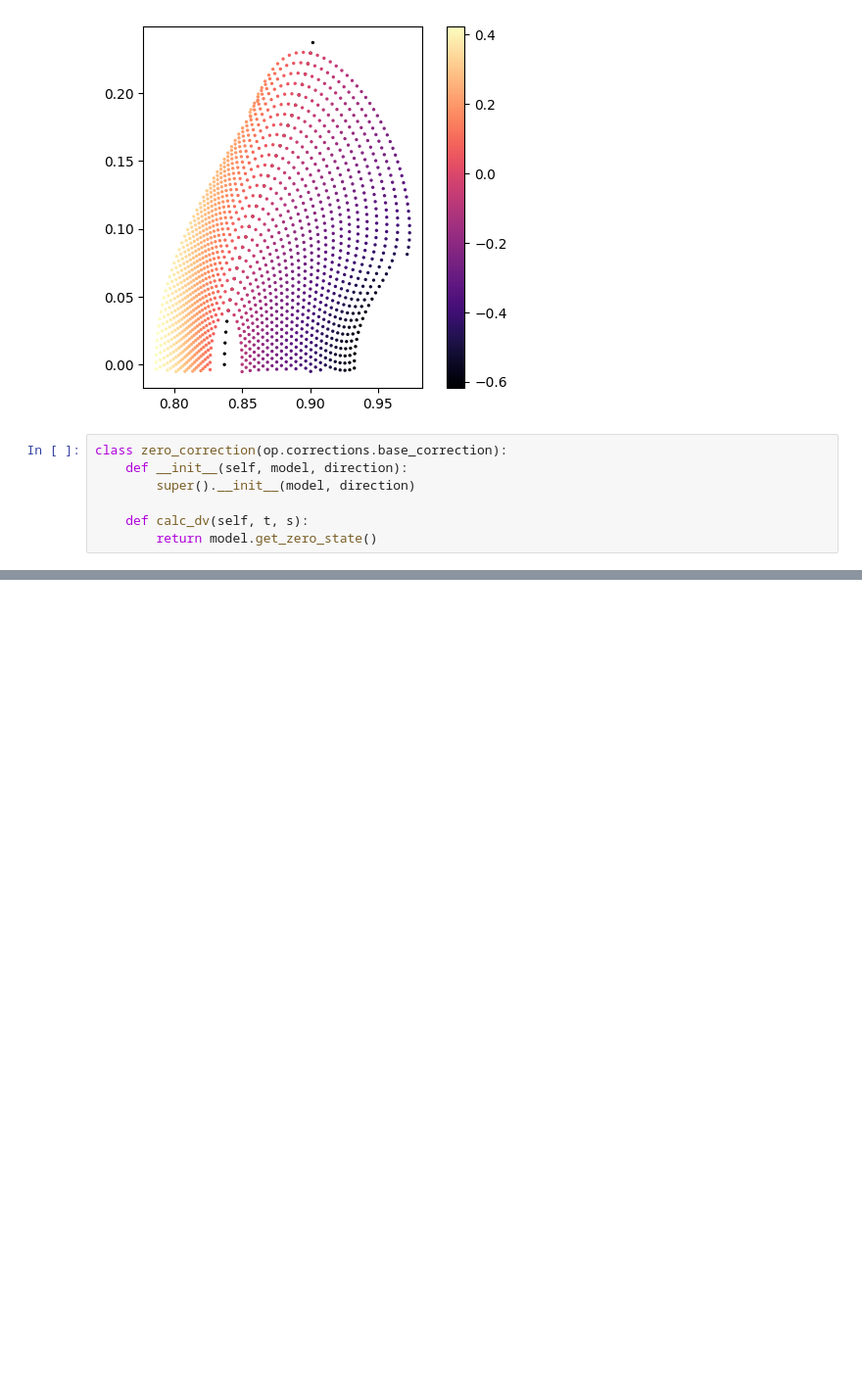
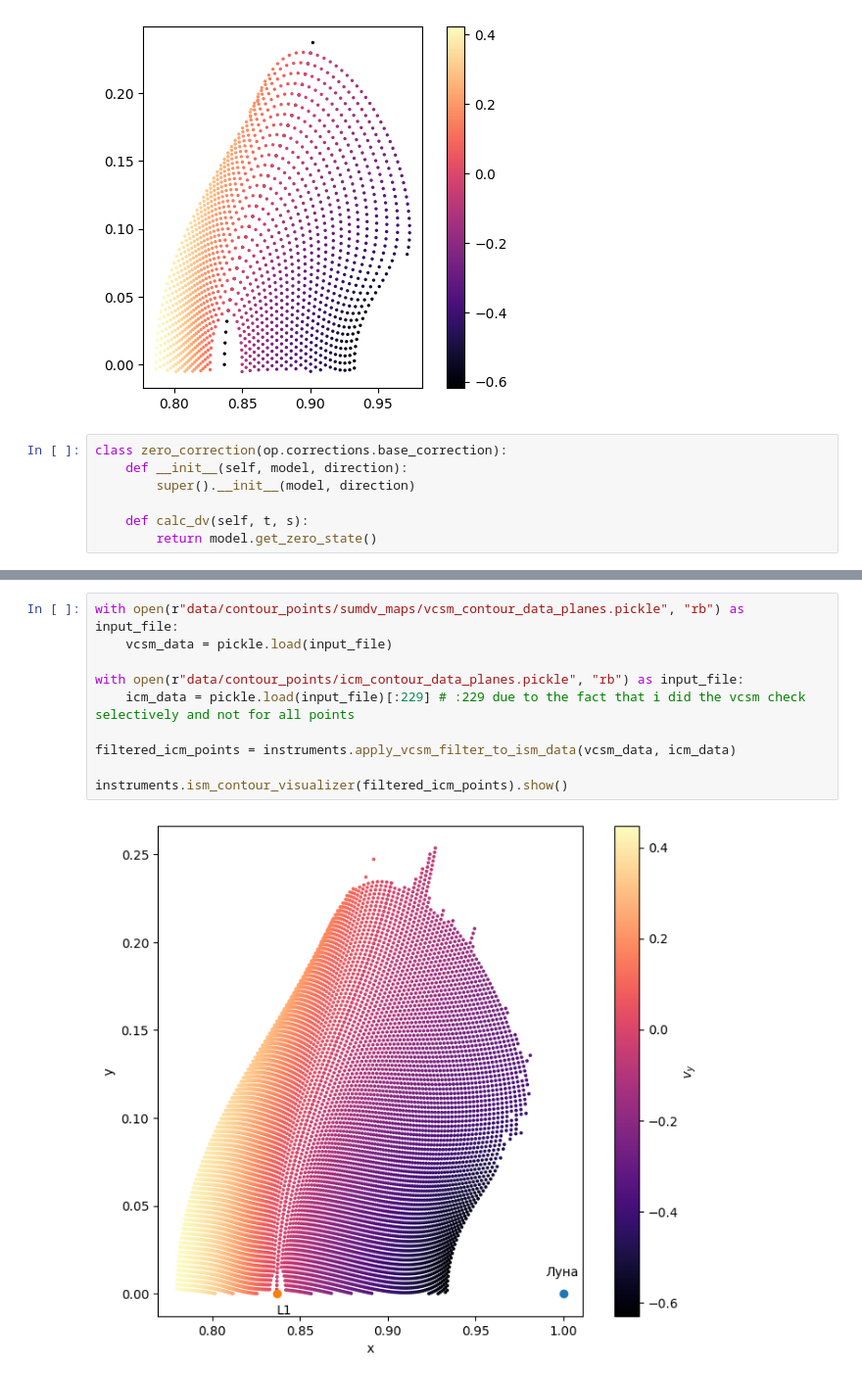
Before and after one commit to tka4nik/crtbp_diploma, a Jupyter notebook: test.ipynb, the cells around one changed output, grey strips where cells are left out. Shown at 98% size. Drawn from its saved outputs; the diff is of its cells as text; blank space fills up the shorter version.

```diff
--- a/test.ipynb
+++ b/test.ipynb
@@ -137,0 +201,12 @@ array([<Axes: xlabel='x, ${\\cdot}10^3$ km', ylabel='y, ${\\cdot}10^3$ km'>,
+# %%
+with open(r"data/contour_points/sumdv_maps/vcsm_contour_data_planes.pickle", "rb") as input_file:
+    vcsm_data = pickle.load(input_file)
+
+with open(r"data/contour_points/icm_contour_data_planes.pickle", "rb") as input_file:
+    icm_data = pickle.load(input_file)[:229] # :229 due to the fact that i did the vcsm check selectively and not for all points
+
+filtered_icm_points = instruments.apply_vcsm_filter_to_ism_data(vcsm_data, icm_data)
+
+instruments.ism_contour_visualizer(filtered_icm_points).show()
+# %% [output]
+[figure, added]
```
Also changed, not shown: parts of 19 cells of this notebook, 47 other files.
